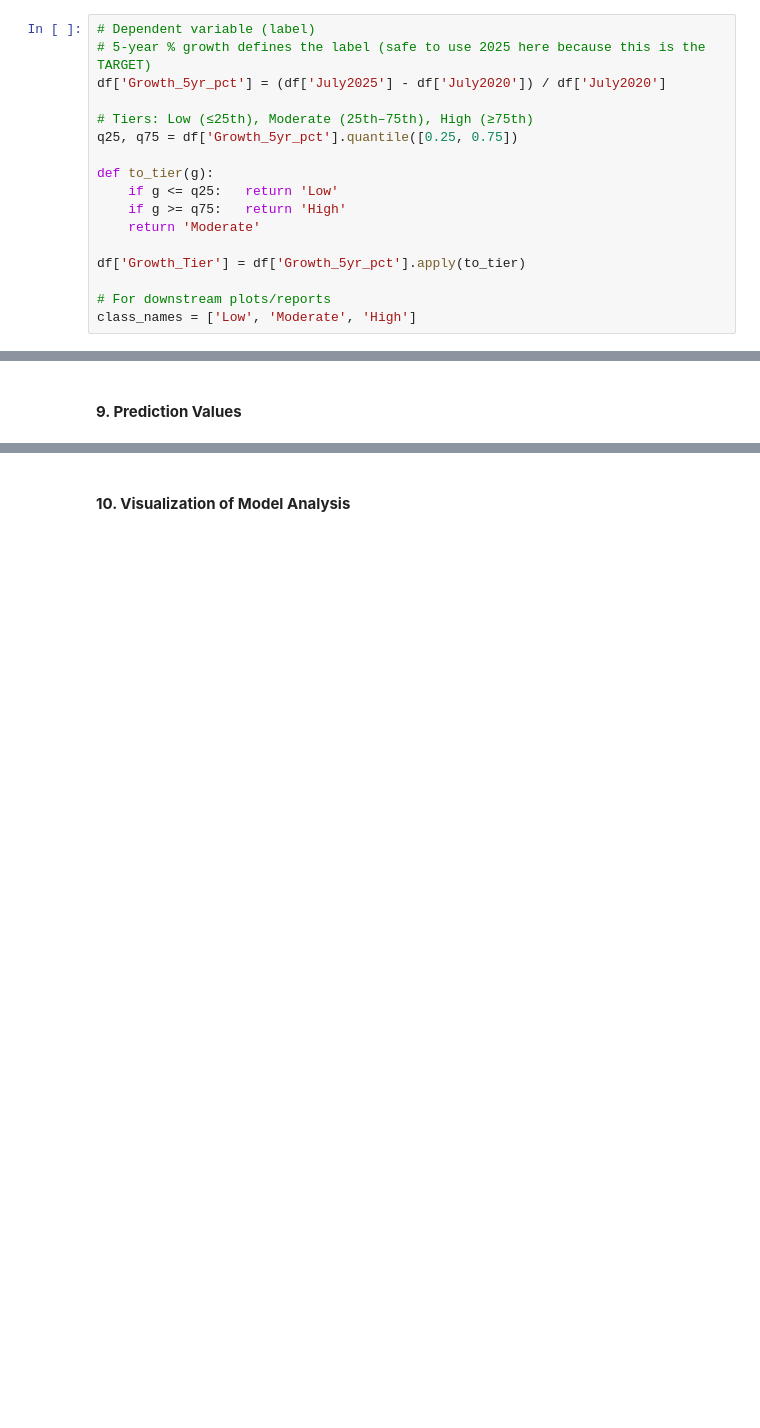
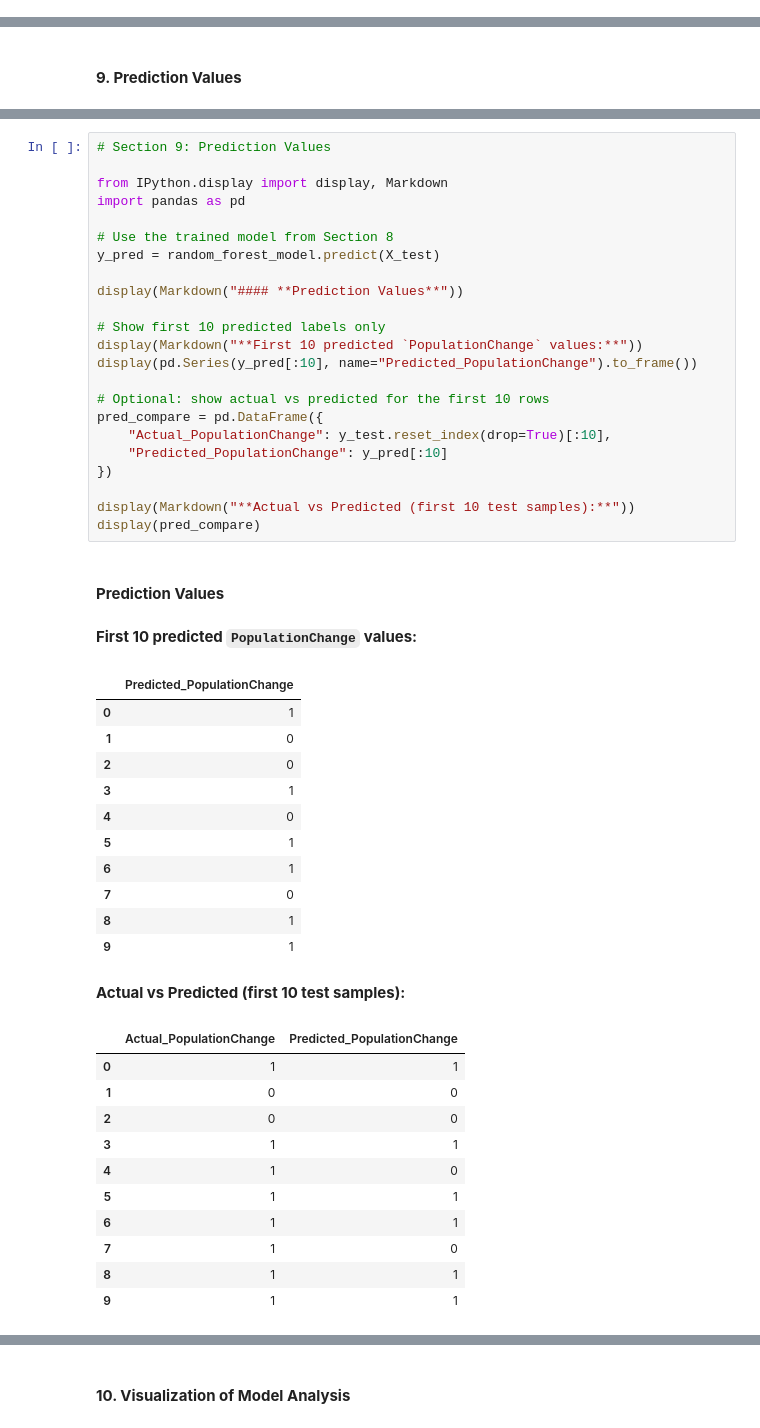
Before and after one commit to Mariopogi/Machine-Learning-Program-Exercises-Group-5-BSIT-2A, a Jupyter notebook: Classification.ipynb, the cells around one changed output, grey strips where cells are left out. Saved outputs shown, nothing was run; the diff lists cells and outputs as text; blank space fills up the shorter version.

Commit message:
Revised section 1, 5, 8, and 9 to a more connected classification machine learning structure

```diff
--- a/Classification.ipynb
+++ b/Classification.ipynb
@@ -273,17 +268,0 @@ df['Recent_Trend_Avg'] = df[yoy_cols].mean(axis=1)
-# %%
-# Dependent variable (label)
-# 5-year % growth defines the label (safe to use 2025 here because this is the TARGET)
-df['Growth_5yr_pct'] = (df['July2025'] - df['July2020']) / df['July2020']
-
-# Tiers: Low (≤25th), Moderate (25th–75th), High (≥75th)
-q25, q75 = df['Growth_5yr_pct'].quantile([0.25, 0.75])
-
-def to_tier(g):
-    if g <= q25:   return 'Low'
-    if g >= q75:   return 'High'
-    return 'Moderate'
-
-df['Growth_Tier'] = df['Growth_5yr_pct'].apply(to_tier)
-
-# For downstream plots/reports
-class_names = ['Low', 'Moderate', 'High']
@@ -728,0 +788,49 @@ Comparison (Predicted vs Actual):
+# %%
+# Section 9: Prediction Values
+
+from IPython.display import display, Markdown
+import pandas as pd
+
+# Use the trained model from Section 8
+y_pred = random_forest_model.predict(X_test)
+
+display(Markdown("#### **Prediction Values**"))
+
+# Show first 10 predicted labels only
+display(Markdown("**First 10 predicted `PopulationChange` values:**"))
+display(pd.Series(y_pred[:10], name="Predicted_PopulationChange").to_frame())
+
+# Optional: show actual vs predicted for the first 10 rows
+pred_compare = pd.DataFrame({
+    "Actual_PopulationChange": y_test.reset_index(drop=True)[:10],
+    "Predicted_PopulationChange": y_pred[:10]
+})
+
+display(Markdown("**Actual vs Predicted (first 10 test samples):**"))
+display(pred_compare)
+# %% [output]
+#### **Prediction Values**
+**First 10 predicted `PopulationChange` values:**
+|  | Predicted_PopulationChange |
+| 0 | 1 |
+| 1 | 0 |
+| 2 | 0 |
+| 3 | 1 |
+| 4 | 0 |
+| 5 | 1 |
+| 6 | 1 |
+| 7 | 0 |
+| 8 | 1 |
+| 9 | 1 |
+**Actual vs Predicted (first 10 test samples):**
+|  | Actual_PopulationChange | Predicted_PopulationChange |
+| 0 | 1 | 1 |
+| 1 | 0 | 0 |
+| 2 | 0 | 0 |
+| 3 | 1 | 1 |
+| 4 | 1 | 0 |
+| 5 | 1 | 1 |
+| 6 | 1 | 1 |
+| 7 | 1 | 0 |
+| 8 | 1 | 1 |
+| 9 | 1 | 1 |
```
Also changed, not shown: parts of 21 cells of this notebook.
